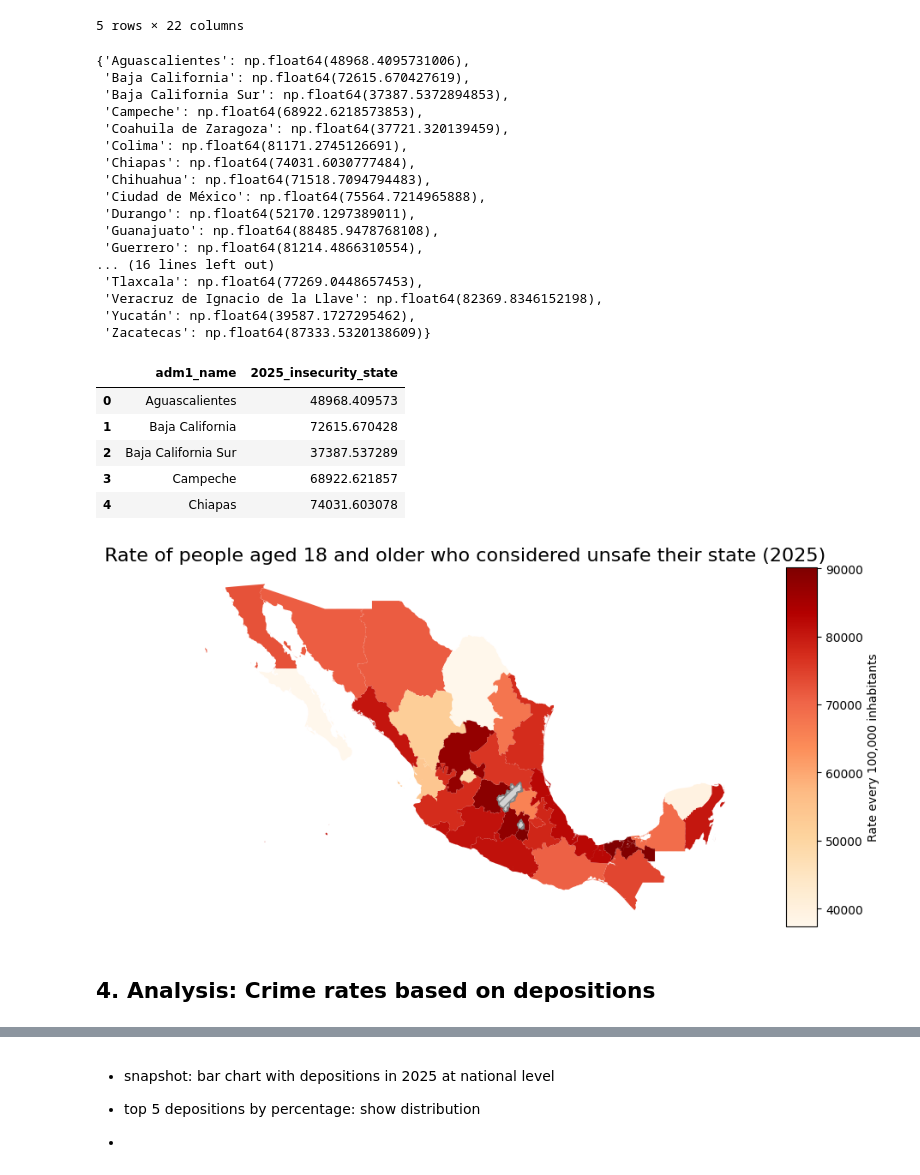
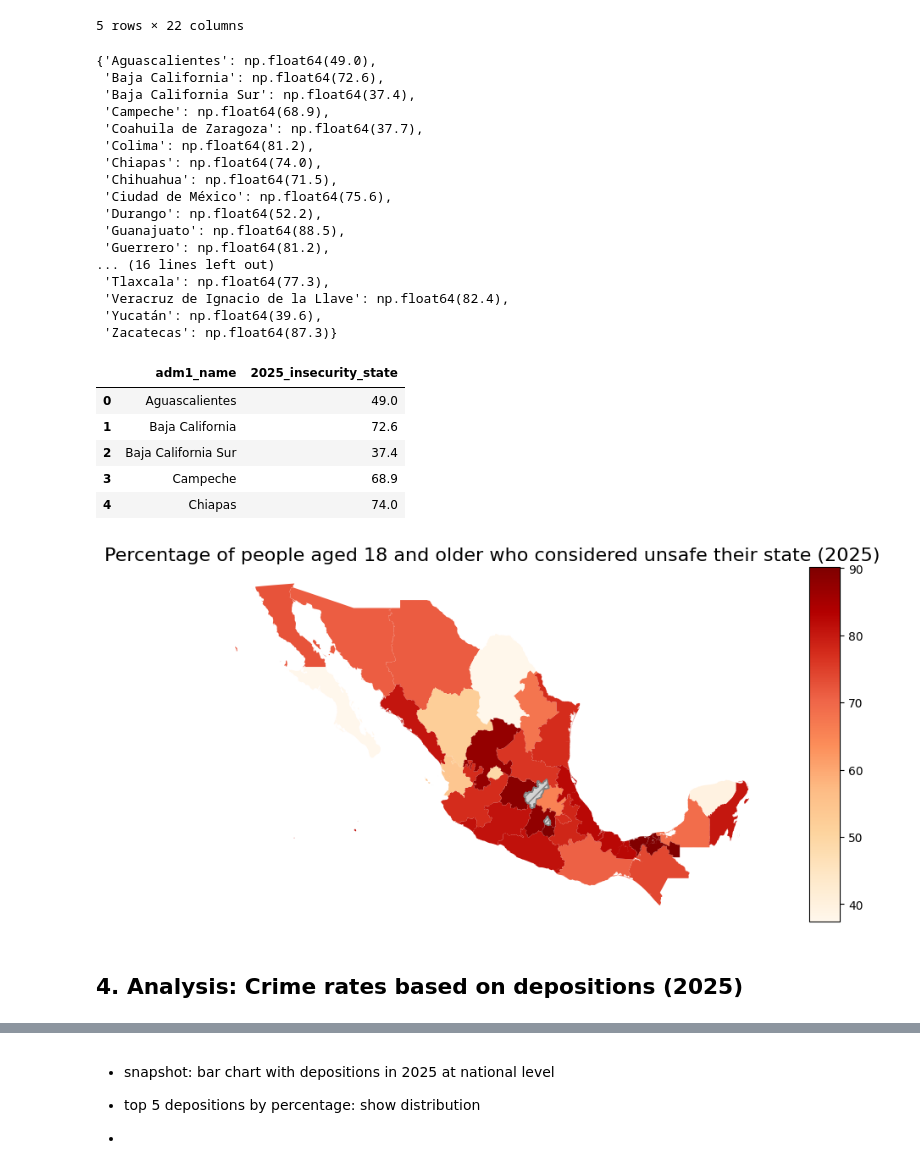
Before and after one commit to irenecelebrin/programming-for-data-analytics, a Jupyter notebook: project/project.ipynb, the cells around one changed output, grey strips where cells are left out. Cells and saved outputs as stored; diff of their text form; code cells hidden in the pictures.

Commit message:
add to analysis 4

```diff
--- a/project/project.ipynb
+++ b/project/project.ipynb
@@ -648,28 +660,30 @@ map.head(5)
 latest_insecurity_data = {}
 for state in new_security_by_state.columns:
         if state != 'Estados Unidos Mexicanos':
-            latest_insecurity_data.update({state: new_security_by_state[state].iloc[-1]})
+            #latest_insecurity_data.update({state: new_security_by_state[state].iloc[-1]})
+            latest_insecurity_data.update({state: round(new_security_by_state[state].iloc[-1]/1000,1)})
 
 latest_insecurity_data
 # %% [output]
-{'Aguascalientes': np.float64(48968.4095731006),
- 'Baja California': np.float64(72615.670427619),
- 'Baja California Sur': np.float64(37387.5372894853),
- 'Campeche': np.float64(68922.6218573853),
- 'Coahuila de Zaragoza': np.float64(37721.320139459),
- 'Colima': np.float64(81171.2745126691),
- 'Chiapas': np.float64(74031.6030777484),
- 'Chihuahua': np.float64(71518.7094794483),
- 'Ciudad de México': np.float64(75564.7214965888),
- 'Durango': np.float64(52170.1297389011),
- 'Guanajuato': np.float64(88485.9478768108),
- 'Guerrero': np.float64(81214.4866310554),
+{'Aguascalientes': np.float64(49.0),
+ 'Baja California': np.float64(72.6),
+ 'Baja California Sur': np.float64(37.4),
+ 'Campeche': np.float64(68.9),
+ 'Coahuila de Zaragoza': np.float64(37.7),
+ 'Colima': np.float64(81.2),
+ 'Chiapas': np.float64(74.0),
+ 'Chihuahua': np.float64(71.5),
+ 'Ciudad de México': np.float64(75.6),
+ 'Durango': np.float64(52.2),
+ 'Guanajuato': np.float64(88.5),
+ 'Guerrero': np.float64(81.2),
 ... (16 lines left out)
- 'Tlaxcala': np.float64(77269.0448657453),
- 'Veracruz de Ignacio de la Llave': np.float64(82369.8346152198),
- 'Yucatán': np.float64(39587.1727295462),
- 'Zacatecas': np.float64(87333.5320138609)}
+ 'Tlaxcala': np.float64(77.3),
+ 'Veracruz de Ignacio de la Llave': np.float64(82.4),
+ 'Yucatán': np.float64(39.6),
+ 'Zacatecas': np.float64(87.3)}
 # %%
+# adapted from chatGPT: https://chatgpt.com/s/t_6958d857aa10819183507d0af0bbaa53
 # map to existing file
 map["2025_insecurity_state"] = map["adm1_name"].map(latest_insecurity_data)
 
@@ -677,38 +691,38 @@ map["2025_insecurity_state"] = map["adm1_name"].map(latest_insecurity_data)
 map[["adm1_name", "2025_insecurity_state"]].head()
 # %% [output]
 |  | adm1_name | 2025_insecurity_state |
-| 0 | Aguascalientes | 48968.409573 |
-| 1 | Baja California | 72615.670428 |
-| 2 | Baja California Sur | 37387.537289 |
-| 3 | Campeche | 68922.621857 |
-| 4 | Chiapas | 74031.603078 |
+| 0 | Aguascalientes | 49.0 |
+| 1 | Baja California | 72.6 |
+| 2 | Baja California Sur | 37.4 |
+| 3 | Campeche | 68.9 |
+| 4 | Chiapas | 74.0 |
 # %%
 # https://nbviewer.org/github/pysal/inequality/blob/main/docs/user-guide/measure/theil.ipynb
 # https://www.youtube.com/watch?v=aGPQXD-rLgw
 # legend: https://geopandas.org/en/stable/docs/user_guide/mapping.html#creating-a-legend
 # https://matplotlib.org/stable/api/_as_gen/matplotlib.axes.Axes.set_axis_off.html
 
 
 fig, ax = plt.subplots(1, 1, figsize=(10, 10))
 divider = make_axes_locatable(ax)
 
 cax = divider.append_axes("right", size="5%", pad=0.1)
 map.plot(
     column='2025_insecurity_state',
     ax=ax,
     cax=cax,
     legend=True,
-    legend_kwds={"label": "Rate every 100,000 inhabitants", "orientation": "vertical"},
+    #legend_kwds={"label": "Rate every 100,000 inhabitants", "orientation": "vertical"},
     cmap='OrRd',
     missing_kwds={"color": "lightgrey", "edgecolor": "Grey", "hatch": "///"}
 );
 ax.set_axis_off()
-ax.set_title('Rate of people aged 18 and older who considered unsafe their state (2025)', size = 16)
+ax.set_title('Percentage of people aged 18 and older who considered unsafe their state (2025)', size = 16)
 plt.show()
 
 #plt.legend()
 # https://share.google/aimode/U1k86IMoMlSjQWVUh
 # %% [output]
-[figure, old version]
+[figure, new version]
 # %% [markdown]
-## 4. Analysis: Crime rates based on depositions
+## 4. Analysis: Crime rates based on depositions (2025)
```
Also changed, not shown: parts of 10 cells of this notebook.
